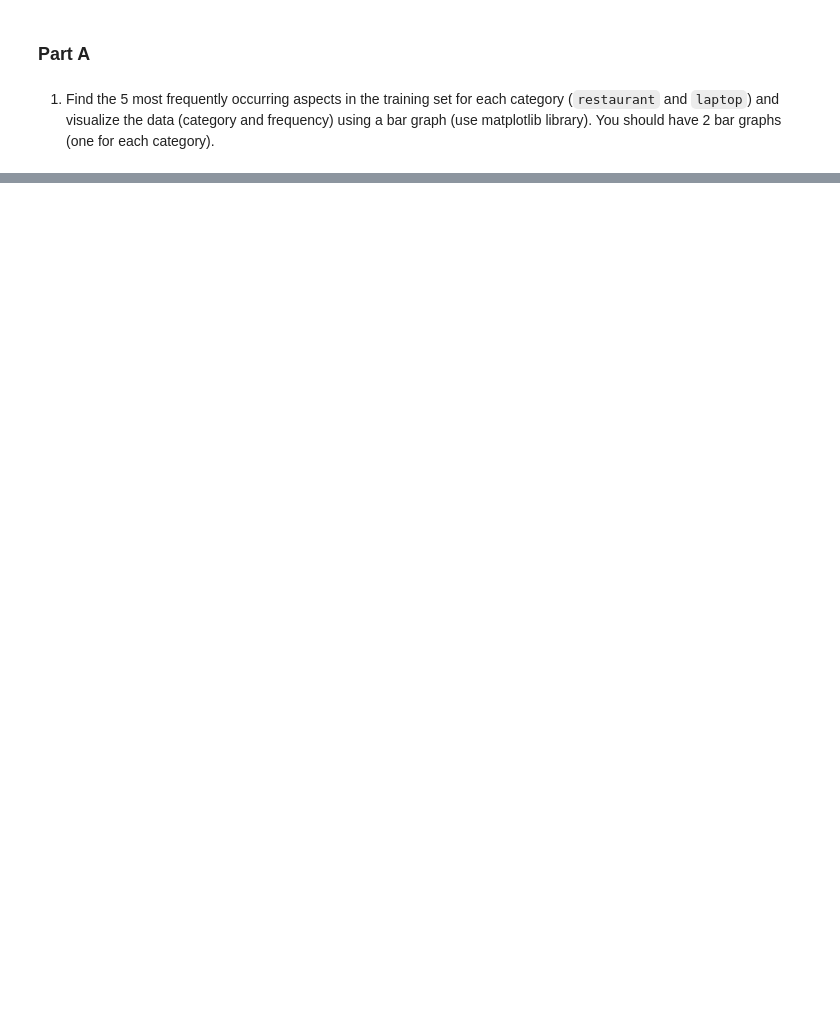
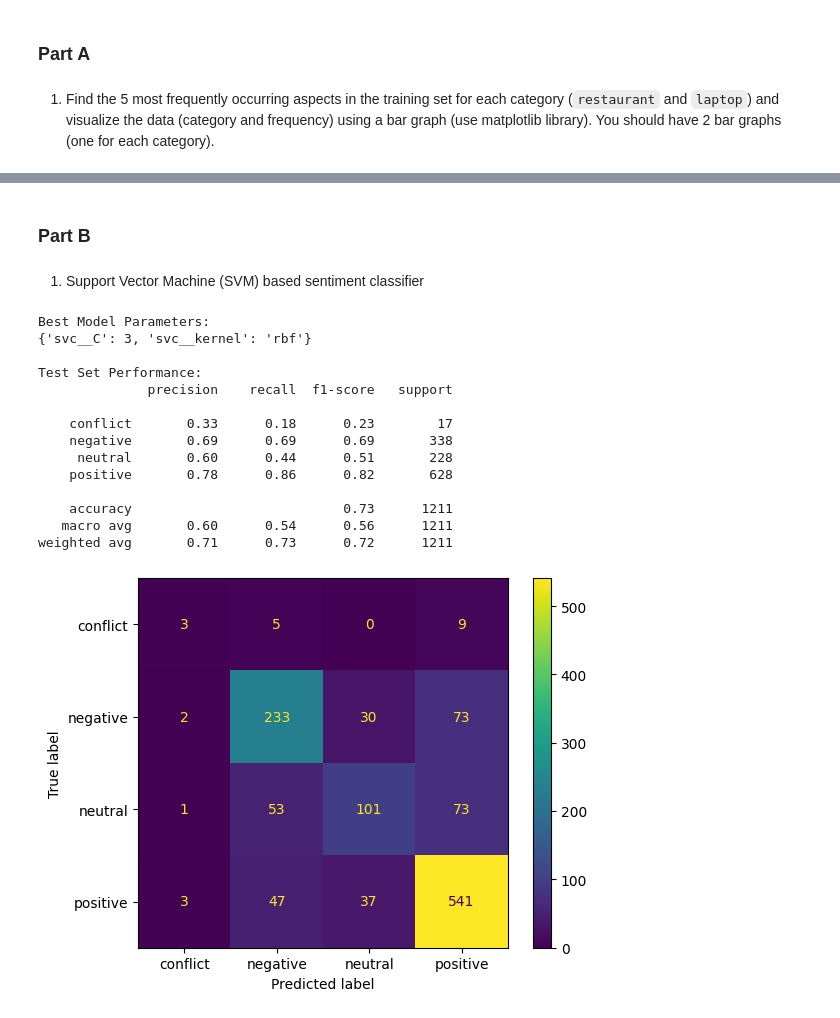
Before and after one commit to PhoenixKing2501/Social-Computing, a Jupyter notebook: Assignment 2/20CS30057.ipynb, the cells around one changed output, grey strips where cells are left out. Drawn from its saved outputs; the diff is of its cells as text; code cells hidden in the pictures; blank space fills up the shorter version.

Commit message:
part b1 done

```diff
--- a/Assignment 2/20CS30057.ipynb
+++ b/Assignment 2/20CS30057.ipynb
@@ -86,0 +125,77 @@ plt.show()
+# %% [markdown]
+### Part B
+# %% [markdown]
+1. Support Vector Machine (SVM) based sentiment classifier
+# %%
+from nltk.corpus import stopwords
+from sklearn.feature_extraction.text import TfidfVectorizer
+from sklearn.metrics import ConfusionMatrixDisplay, classification_report
+from sklearn.model_selection import GridSearchCV
+from sklearn.pipeline import make_pipeline
+from sklearn.svm import SVC
+
+
+# Preprocessing
+def concatenate_aspect_sentence(row: pd.DataFrame) -> str:
+    return f"{row['Aspect Term']} [SEP] {row['Sentence']}"
+
+
+train['Input'] = train.apply(concatenate_aspect_sentence, axis=1)
+test['Input'] = test.apply(concatenate_aspect_sentence, axis=1)
+
+X_train = train['Input']
+y_train = train['Polarity']
+X_test = test['Input']
+y_test = test['Polarity']
+
+# Model Creation
+pipeline = make_pipeline(
+    TfidfVectorizer(
+        stop_words=stopwords.words('english'),
+        max_features=5000,
+    ),
+    SVC(),
+)
+
+# Hyperparameter Optimization
+param_grid = {
+    'svc__C': [i*j
+               for i in [0.1, 1, 10]
+               for j in [1, 3]
+               ],
+    'svc__kernel': ['linear', 'rbf'],
+}
+
+grid_search = GridSearchCV(pipeline, param_grid, cv=5,
+                           scoring='accuracy', n_jobs=-1)
+grid_search.fit(X_train, y_train)
+
+# Model Training
+best_model = grid_search.best_estimator_
+print("Best Model Parameters:")
+pp(grid_search.best_params_)
+best_model.fit(X_train, y_train)
+
+# Model Evaluation
+y_pred_test = best_model.predict(X_test)
+print("\nTest Set Performance:")
+print(classification_report(y_test, y_pred_test))
+
+# print confusion matrix
+cm_disp = ConfusionMatrixDisplay.from_predictions(y_test, y_pred_test)
+# %% [output]
+Best Model Parameters:
+{'svc__C': 3, 'svc__kernel': 'rbf'}
+
+Test Set Performance:
+              precision    recall  f1-score   support
+
+    conflict       0.33      0.18      0.23        17
+    negative       0.69      0.69      0.69       338
+     neutral       0.60      0.44      0.51       228
+    positive       0.78      0.86      0.82       628
+
+    accuracy                           0.73      1211
+   macro avg       0.60      0.54      0.56      1211
+weighted avg       0.71      0.73      0.72      1211
+[figure, added]
```
Also changed, not shown: parts of 6 cells of this notebook, 2 other files.
